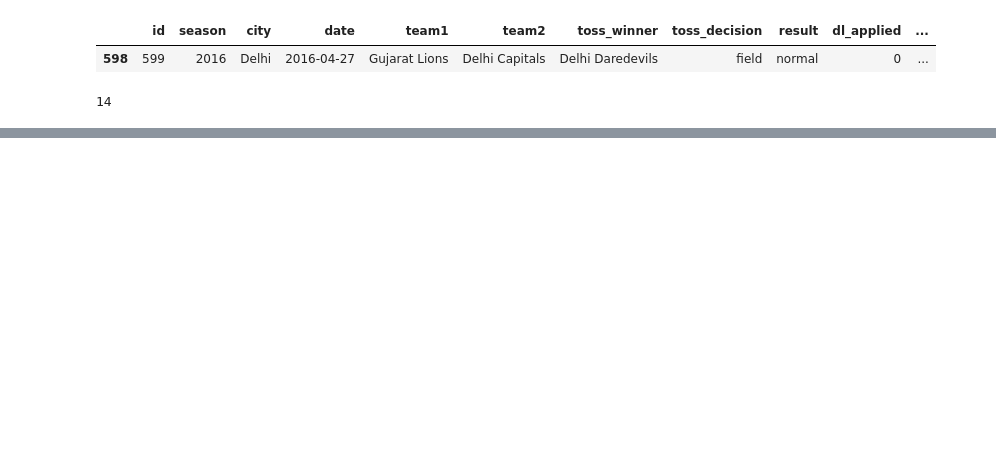
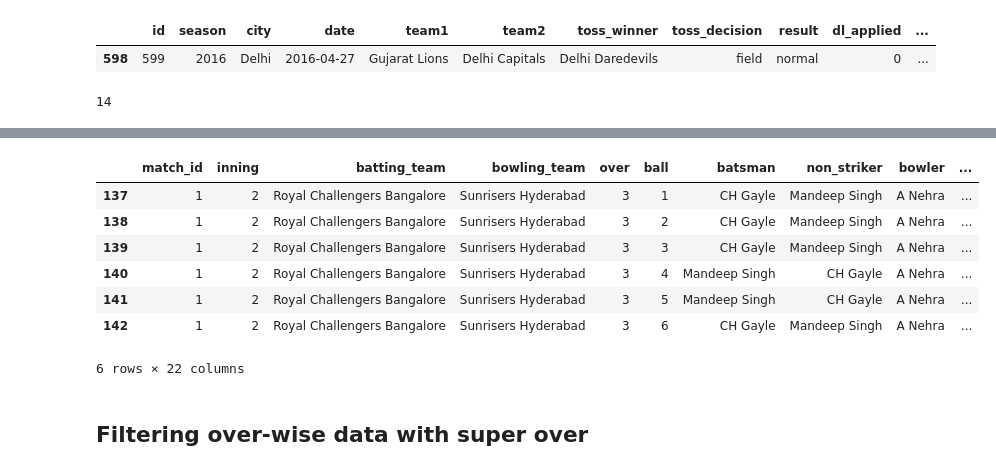
Before and after one commit to anuran-roy/sparks-foundation, a Jupyter notebook: Task 5/ipl.ipynb, the cells around one changed output, grey strips where cells are left out. Saved outputs shown, nothing was run; the diff lists cells and outputs as text; code cells hidden in the pictures; blank space fills up the shorter version.

```diff
--- a/Task 5/ipl.ipynb
+++ b/Task 5/ipl.ipynb
@@ -697,0 +696,10 @@ print(cl)
+# %%
+print(data2.columns)
+winners = {}
+
+for i in list(data1.id):
+    winners[i] = (data1[data1["id"] == i]["winner"].values)[0]
+
+pprint(winners)
+
+balls_match_index = {}
@@ -697,0 +724,13 @@ print(cl)
+# %%
+for i in range(len(data2)):
+    w = data2.iloc[i].match_id
+
+    if w not in balls_match_index.keys():
+        balls_match_index[w] = 1
+    else:
+        balls_match_index[w] += 1
+    # print(w)
+
+pprint(balls_match_index)
+
+# data3.iloc[10000].match_id
@@ -697,0 +755,7 @@ print(cl)
+# %%
+winner_lst = []
+
+for i in winners.keys():
+    winner_lst +=  balls_match_index[i] * [winners[i]]
+# %%
+data2 = data2.assign(winner=winner_lst)
@@ -697,0 +869,13 @@ print(cl)
+# %%
+data2[(data2["match_id"] == 1) & (data2["inning"] == 2) & (data2["over"] == 3) & (data2["is_super_over"] == 0)]
+# %% [output]
+|  | match_id | inning | batting_team | bowling_team | over | ball | batsman | non_striker | bowler | ... |
+| 137 | 1 | 2 | Royal Challengers Bangalore | Sunrisers Hyderabad | 3 | 1 | CH Gayle | Mandeep Singh | A Nehra | ... |
+| 138 | 1 | 2 | Royal Challengers Bangalore | Sunrisers Hyderabad | 3 | 2 | CH Gayle | Mandeep Singh | A Nehra | ... |
+| 139 | 1 | 2 | Royal Challengers Bangalore | Sunrisers Hyderabad | 3 | 3 | CH Gayle | Mandeep Singh | A Nehra | ... |
+| 140 | 1 | 2 | Royal Challengers Bangalore | Sunrisers Hyderabad | 3 | 4 | Mandeep Singh | CH Gayle | A Nehra | ... |
+| 141 | 1 | 2 | Royal Challengers Bangalore | Sunrisers Hyderabad | 3 | 5 | Mandeep Singh | CH Gayle | A Nehra | ... |
+| 142 | 1 | 2 | Royal Challengers Bangalore | Sunrisers Hyderabad | 3 | 6 | CH Gayle | Mandeep Singh | A Nehra | ... |
+6 rows × 22 columns
+# %% [markdown]
+## Filtering over-wise data with super over
```
Also changed, not shown: parts of 42 cells of this notebook, 7 other files.
